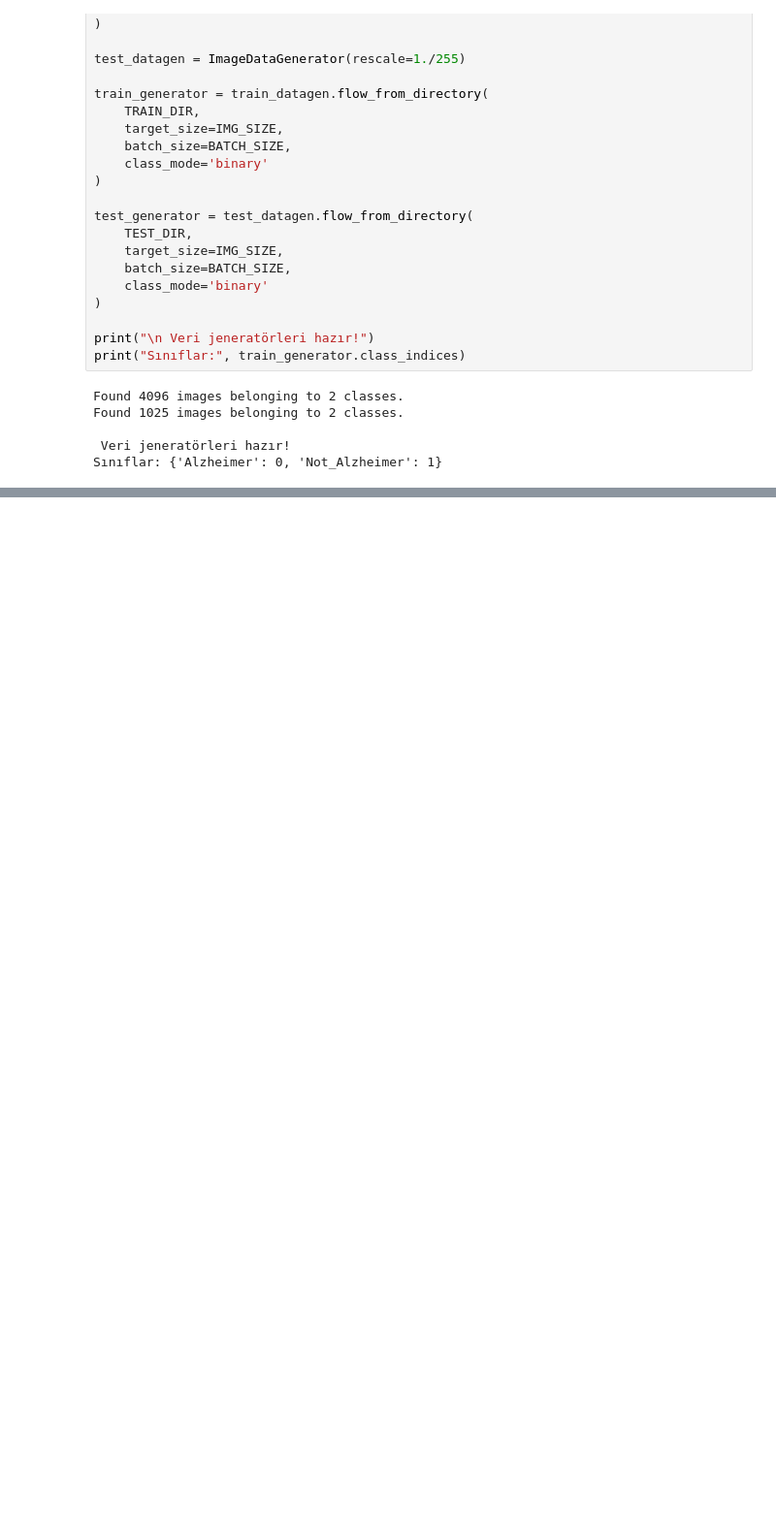
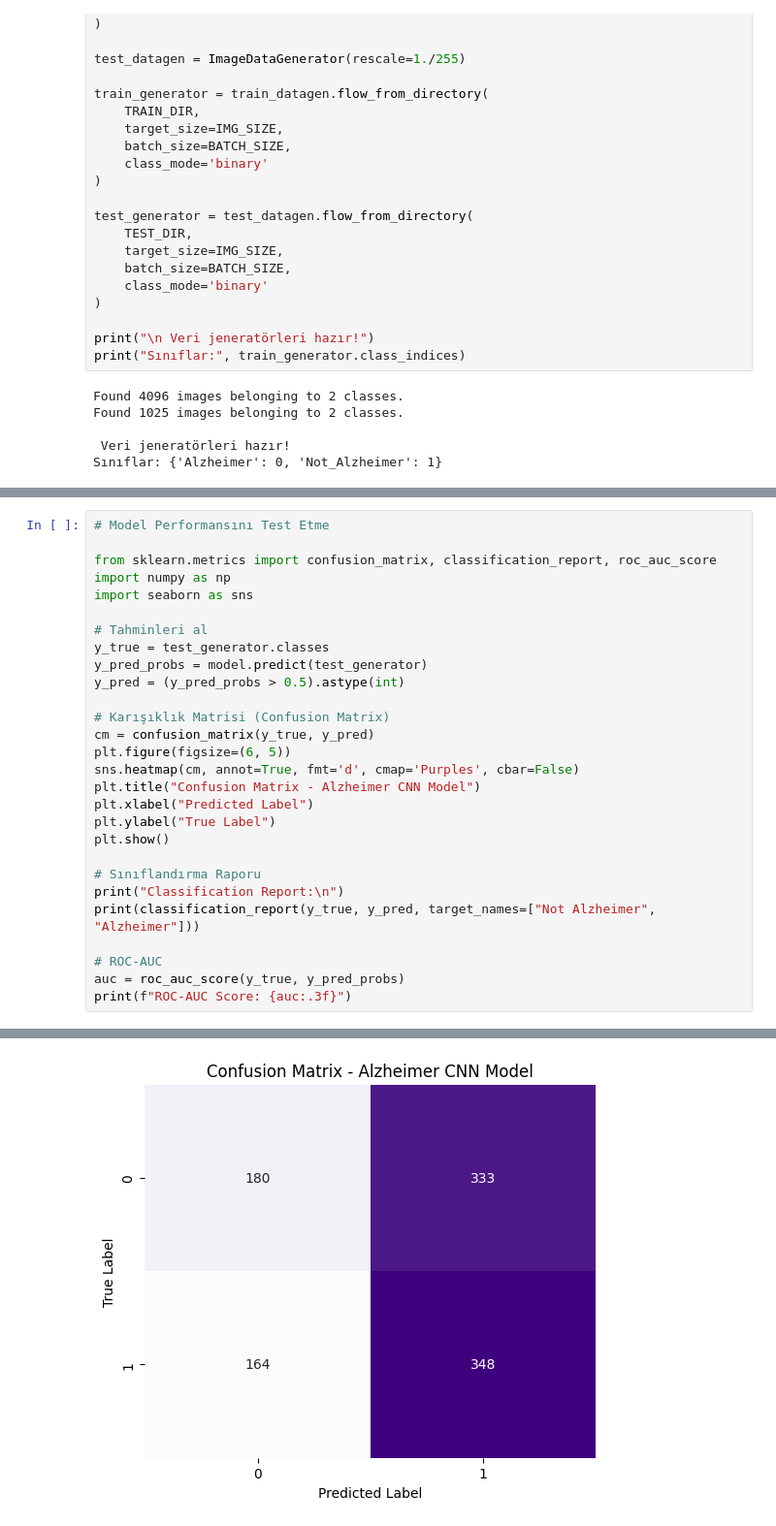
Before and after one commit to iremcelik6/alzheimer_prediction, a Jupyter notebook: notebooks/train_cnn_model.ipynb, the cells around one changed output, grey strips where cells are left out. Shown at 97% size. Saved outputs shown, nothing was run; the diff lists cells and outputs as text; blank space fills up the shorter version.

```diff
--- a/notebooks/train_cnn_model.ipynb
+++ b/notebooks/train_cnn_model.ipynb
@@ -185,0 +352,29 @@ Epoch 12/25
+# %%
+# Model Performansını Test Etme
+
+from sklearn.metrics import confusion_matrix, classification_report, roc_auc_score
+import numpy as np
+import seaborn as sns
+
+# Tahminleri al
+y_true = test_generator.classes
+y_pred_probs = model.predict(test_generator)
+y_pred = (y_pred_probs > 0.5).astype(int)
+
+# Karışıklık Matrisi (Confusion Matrix)
+cm = confusion_matrix(y_true, y_pred)
+plt.figure(figsize=(6, 5))
+sns.heatmap(cm, annot=True, fmt='d', cmap='Purples', cbar=False)
+plt.title("Confusion Matrix - Alzheimer CNN Model")
+plt.xlabel("Predicted Label")
+plt.ylabel("True Label")
+plt.show()
+
+# Sınıflandırma Raporu
+print("Classification Report:\n")
+print(classification_report(y_true, y_pred, target_names=["Not Alzheimer", "Alzheimer"]))
+
+# ROC-AUC
+auc = roc_auc_score(y_true, y_pred_probs)
+print(f"ROC-AUC Score: {auc:.3f}")
+# %% [output]
@@ -185,0 +382 @@ Epoch 12/25
+[figure, added]
```
Also changed, not shown: parts of 4 cells of this notebook.
